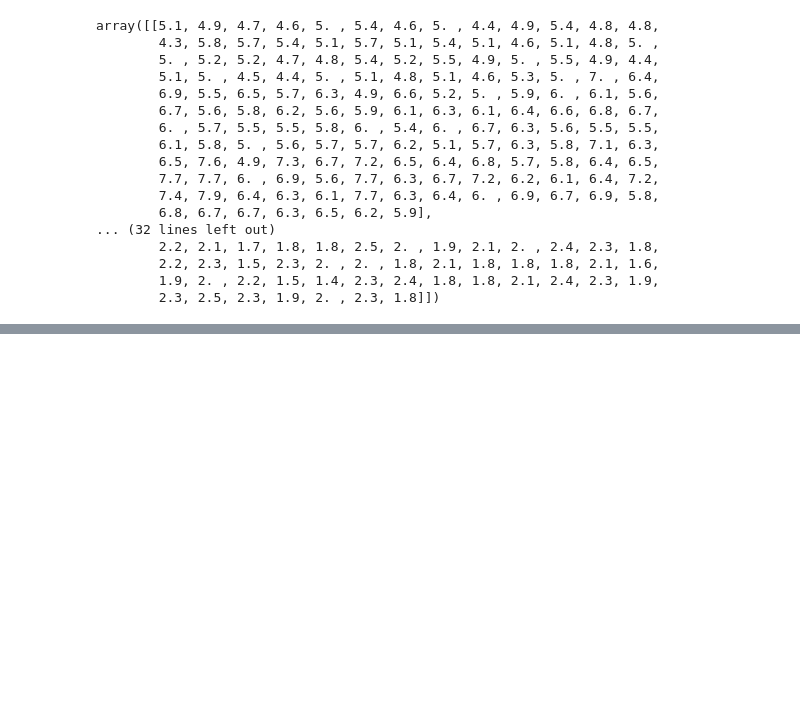
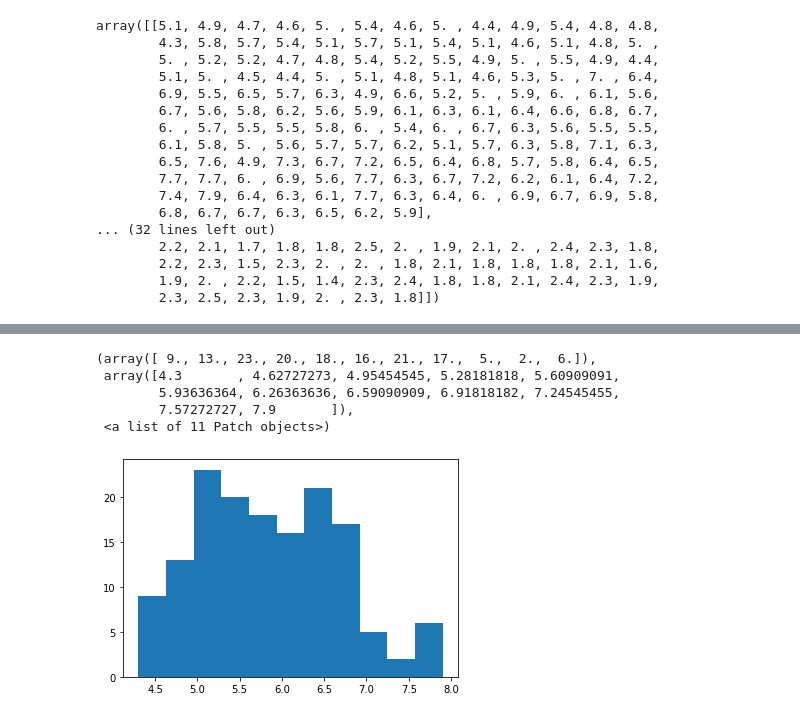
Before and after one commit to team0243/multivariate, a Jupyter notebook: Chapter3 CA.ipynb, the cells around one changed output, grey strips where cells are left out. Drawn from its saved outputs; the diff is of its cells as text; code cells hidden in the pictures; blank space fills up the shorter version.

```diff
--- a/Chapter3 CA.ipynb
+++ b/Chapter3 CA.ipynb
@@ -61,0 +127,9 @@ print(data_matrix.T.shape)
+# %%
+plt.hist(data_matrix.T[0,:],bins= 'rice')
+# %% [output]
+(array([ 9., 13., 23., 20., 18., 16., 21., 17.,  5.,  2.,  6.]),
+ array([4.3       , 4.62727273, 4.95454545, 5.28181818, 5.60909091,
+        5.93636364, 6.26363636, 6.59090909, 6.91818182, 7.24545455,
+        7.57272727, 7.9       ]),
+ <a list of 11 Patch objects>)
+[figure, added]
```
Also changed, not shown: parts of 17 cells of this notebook.
